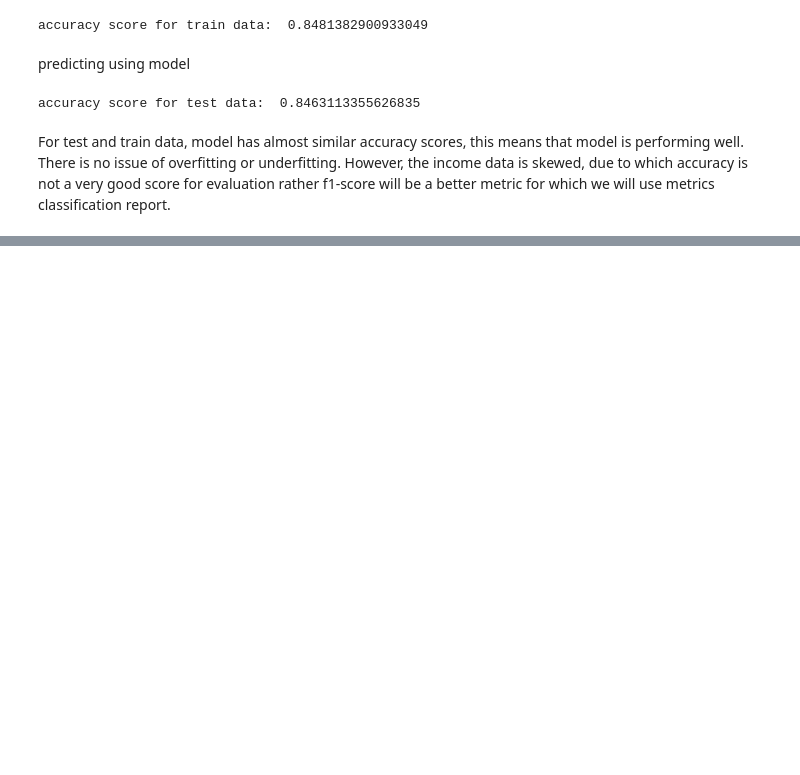
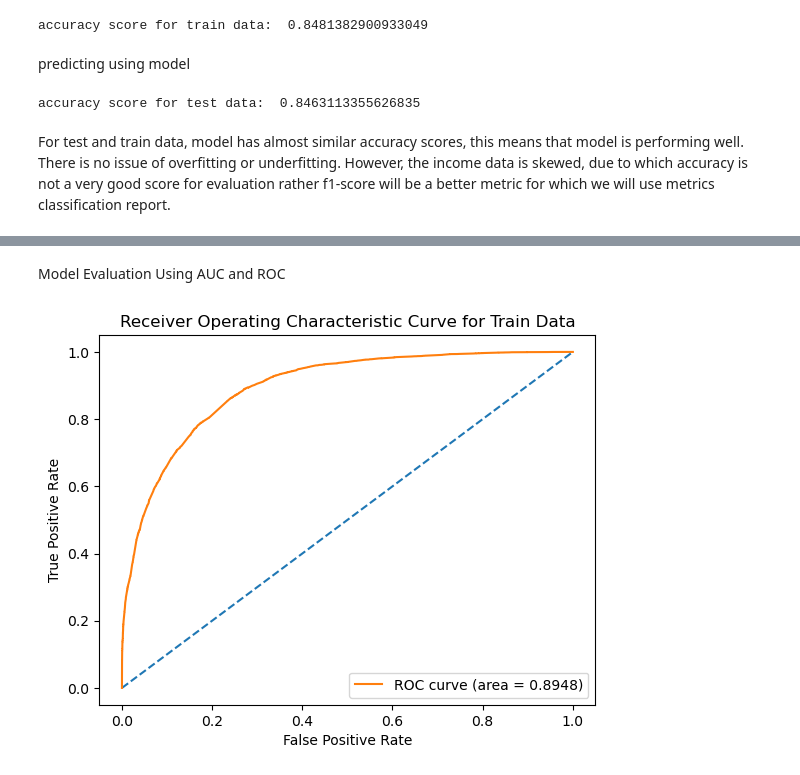
Before and after one commit to keithmmc/dataprojects, a Jupyter notebook: income.ipynb, the cells around one changed output, grey strips where cells are left out. Cells and saved outputs as stored; diff of their text form; code cells hidden in the pictures; blank space fills up the shorter version.

```diff
--- a/income.ipynb
+++ b/income.ipynb
@@ -563,0 +575,17 @@ For test and train data, model has almost similar accuracy scores, this means th
+# %% [markdown]
+Model Evaluation
+Using AUC and ROC
+# %%
+probs_train = model.predict_proba(X_train)
+probs_train = probs_train[:,1]
+auc_train = roc_auc_score(y_train, probs_train)
+train_fpr, train_tpr, train_threshold = roc_curve(y_train, probs_train)
+plt.plot([0,1], [0,1], linestyle = '--')
+plt.plot(train_fpr, train_tpr, label=f'ROC curve (area = {auc_train:.4f})')
+plt.xlabel('False Positive Rate')
+plt.ylabel('True Positive Rate')
+plt.title('Receiver Operating Characteristic Curve for Train Data')
+plt.legend(loc='lower right')
+plt.show()
+# %% [output]
+[figure, added]
```
Also changed, not shown: parts of 18 cells of this notebook.
